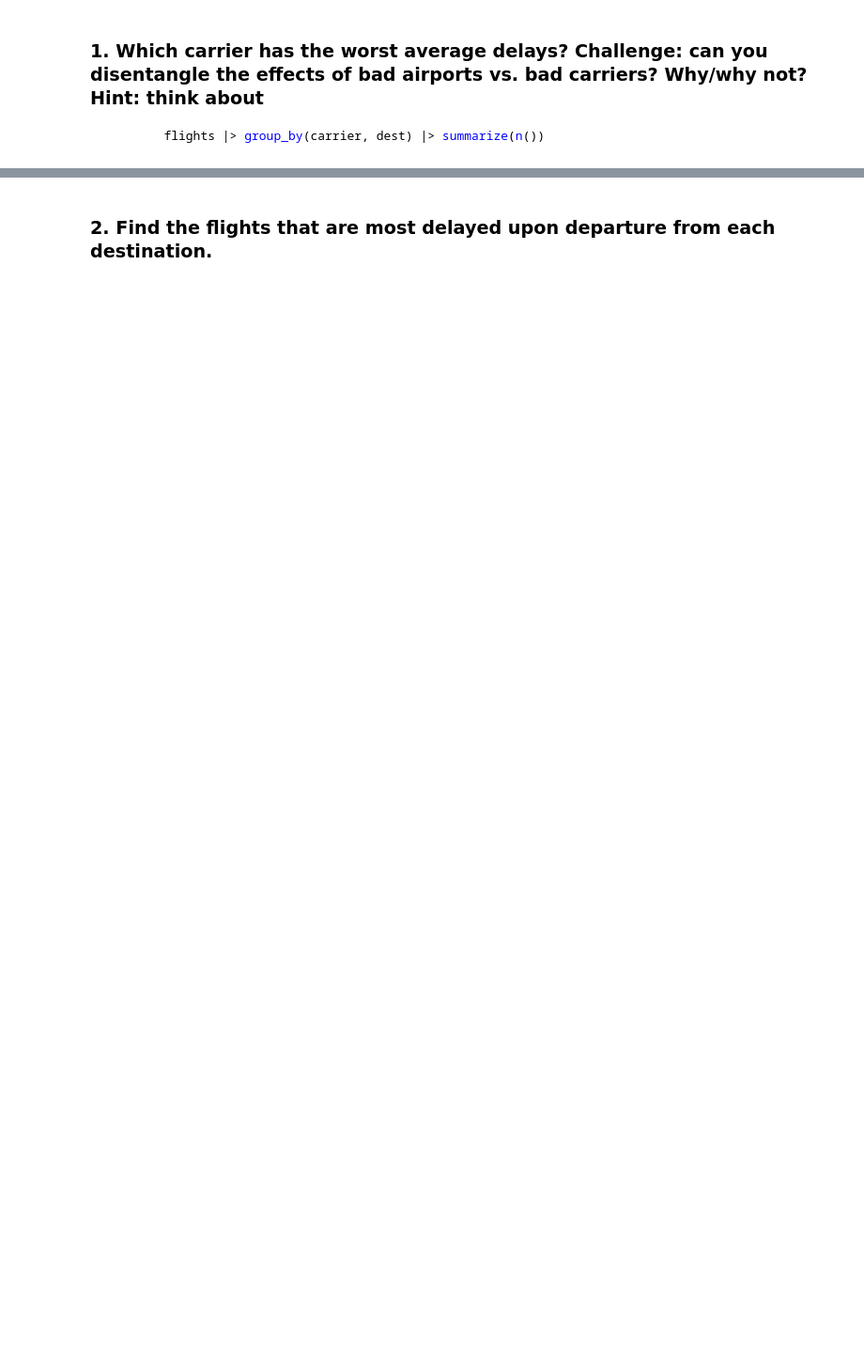
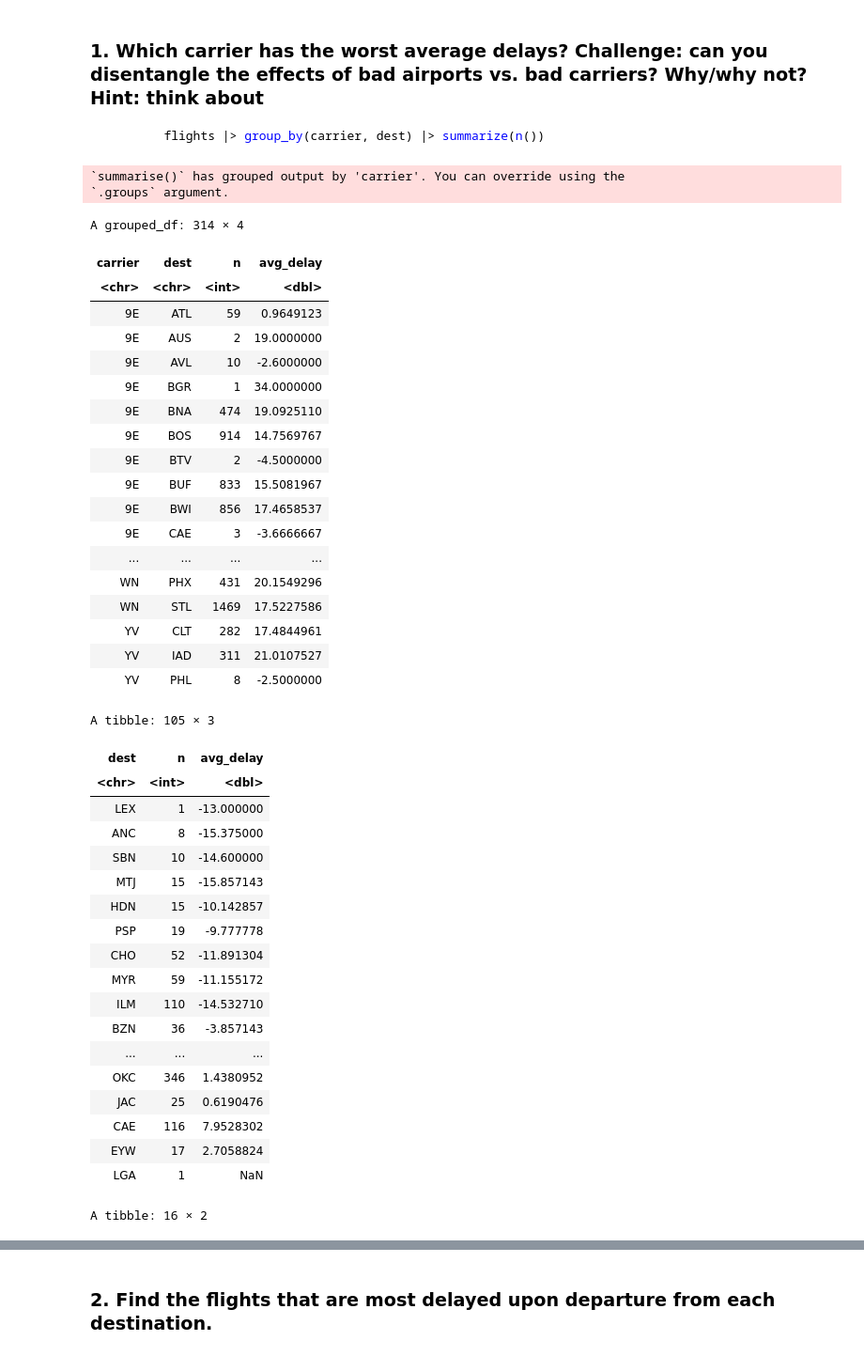
Before and after one commit to Mccallke0364/Learning-R, a Jupyter notebook: Week_2.ipynb, the cells around one changed output, grey strips where cells are left out. Shown at 94% size. Drawn from its saved outputs; the diff is of its cells as text; code cells hidden in the pictures; blank space fills up the shorter version.

````diff
--- a/Week_2.ipynb
+++ b/Week_2.ipynb
@@ -63,3 +360,67 @@ https://dplyr.tidyverse.org/reference/arrange.html
 ```r
         flights |> group_by(carrier, dest) |> summarize(n())
 ```
+# %%
+# flights |> group_by(carrier, dest) |> summarize(n())
+flights |>
+    group_by(carrier, dest) |>
+    summarize(
+        n = n(),
+        avg_delay = mean(dep_delay, na.rm = TRUE)
+    )
+
+flights |>
+    group_by(dest) |>
+    summarize(
+        n = n(),
+        avg_delay = mean(arr_delay - dep_delay, na.rm = TRUE)
+    ) |>
+    arrange(avg_delay / abs(n))
+
+
+flights |>
+    group_by(carrier) |>
+    summarize(avg_delay = mean(dep_delay, na.rm = TRUE)) |>
+    arrange(avg_delay)
+# %% [output]
+`summarise()` has grouped output by 'carrier'. You can override using the
+`.groups` argument.
+A grouped_df: 314 × 4
+| carrier | dest | n | avg_delay |
+| <chr> | <chr> | <int> | <dbl> |
+| 9E | ATL | 59 | 0.9649123 |
+| 9E | AUS | 2 | 19.0000000 |
+| 9E | AVL | 10 | -2.6000000 |
+| 9E | BGR | 1 | 34.0000000 |
+| 9E | BNA | 474 | 19.0925110 |
+| 9E | BOS | 914 | 14.7569767 |
+| 9E | BTV | 2 | -4.5000000 |
+| 9E | BUF | 833 | 15.5081967 |
+| 9E | BWI | 856 | 17.4658537 |
+| 9E | CAE | 3 | -3.6666667 |
+| ... | ... | ... | ... |
+| WN | PHX | 431 | 20.1549296 |
+| WN | STL | 1469 | 17.5227586 |
+| YV | CLT | 282 | 17.4844961 |
+| YV | IAD | 311 | 21.0107527 |
+| YV | PHL | 8 | -2.5000000 |
+A tibble: 105 × 3
+| dest | n | avg_delay |
+| <chr> | <int> | <dbl> |
+| LEX | 1 | -13.000000 |
+| ANC | 8 | -15.375000 |
+| SBN | 10 | -14.600000 |
+| MTJ | 15 | -15.857143 |
+| HDN | 15 | -10.142857 |
+| PSP | 19 | -9.777778 |
+| CHO | 52 | -11.891304 |
+| MYR | 59 | -11.155172 |
+| ILM | 110 | -14.532710 |
+| BZN | 36 | -3.857143 |
+| ... | ... | ... |
+| OKC | 346 | 1.4380952 |
+| JAC | 25 | 0.6190476 |
+| CAE | 116 | 7.9528302 |
+| EYW | 17 | 2.7058824 |
+| LGA | 1 | NaN |
+A tibble: 16 × 2
````
Also changed, not shown: parts of 56 cells of this notebook, 1 other file.
